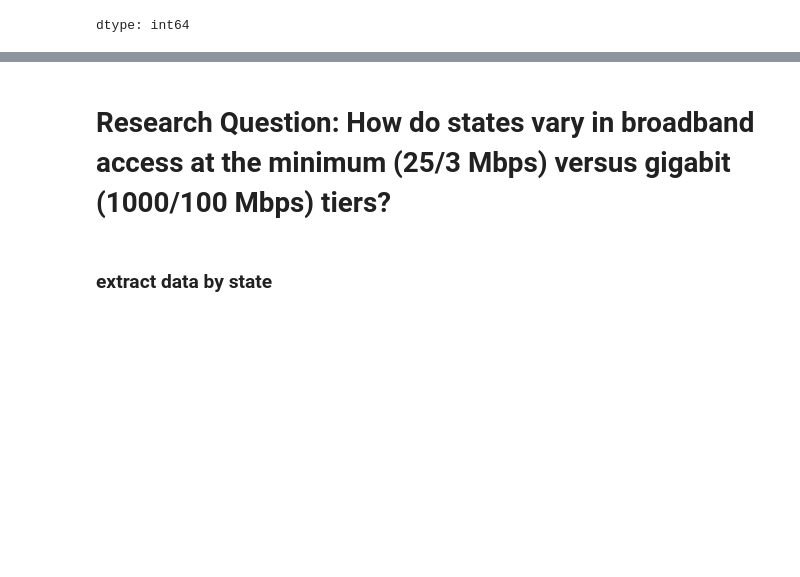
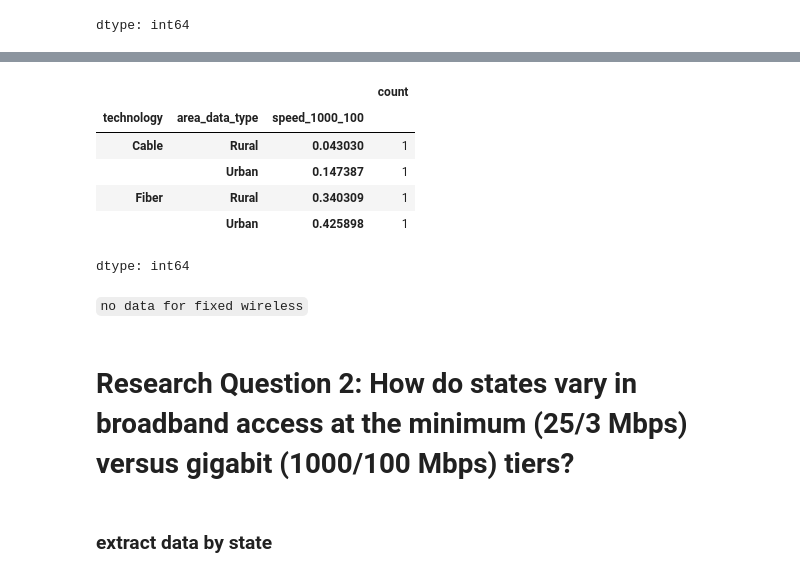
Before and after one commit to AishaniD078/huds_ms_airband_analysis_2_repo, a Jupyter notebook: Research_Skeleton_Notebook_Feng.ipynb, the cells around one changed output, grey strips where cells are left out. Drawn from its saved outputs; the diff is of its cells as text; code cells hidden in the pictures; blank space fills up the shorter version.

````diff
--- a/Research_Skeleton_Notebook_Feng.ipynb
+++ b/Research_Skeleton_Notebook_Feng.ipynb
@@ -131,5 +215,17 @@ dtype: int64
+# %%
+grouped.value_counts()
+# %% [output]
+|  |  |  | count |
+| technology | area_data_type | speed_1000_100 |  |
+| Cable | Rural | 0.043030 | 1 |
+|  | Urban | 0.147387 | 1 |
+| Fiber | Rural | 0.340309 | 1 |
+|  | Urban | 0.425898 | 1 |
+dtype: int64
+# %% [markdown]
+``` no data for fixed wireless ```
 # %% [markdown]
-# Research Question: How do states vary in broadband access at the minimum (25/3 Mbps) versus gigabit (1000/100 Mbps) tiers?
+# Research Question 2: How do states vary in broadband access at the minimum (25/3 Mbps) versus gigabit (1000/100 Mbps) tiers?
 # %% [markdown]
 ### extract data by state
 # %%
````
Also changed, not shown: parts of 14 cells of this notebook.
